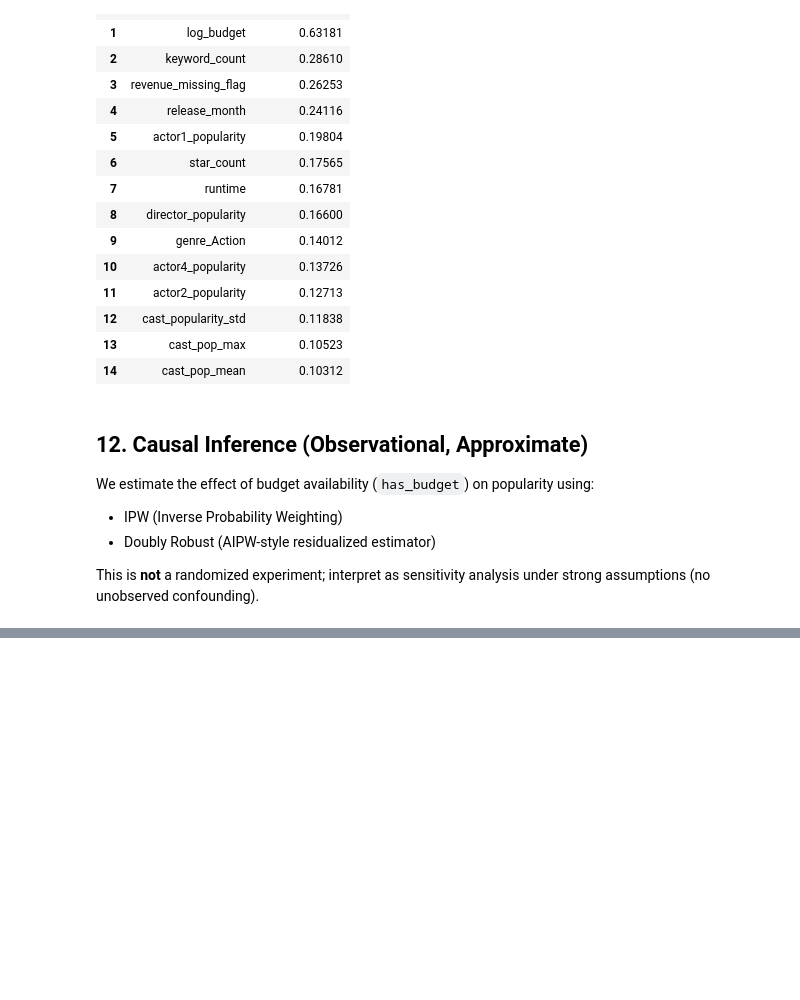
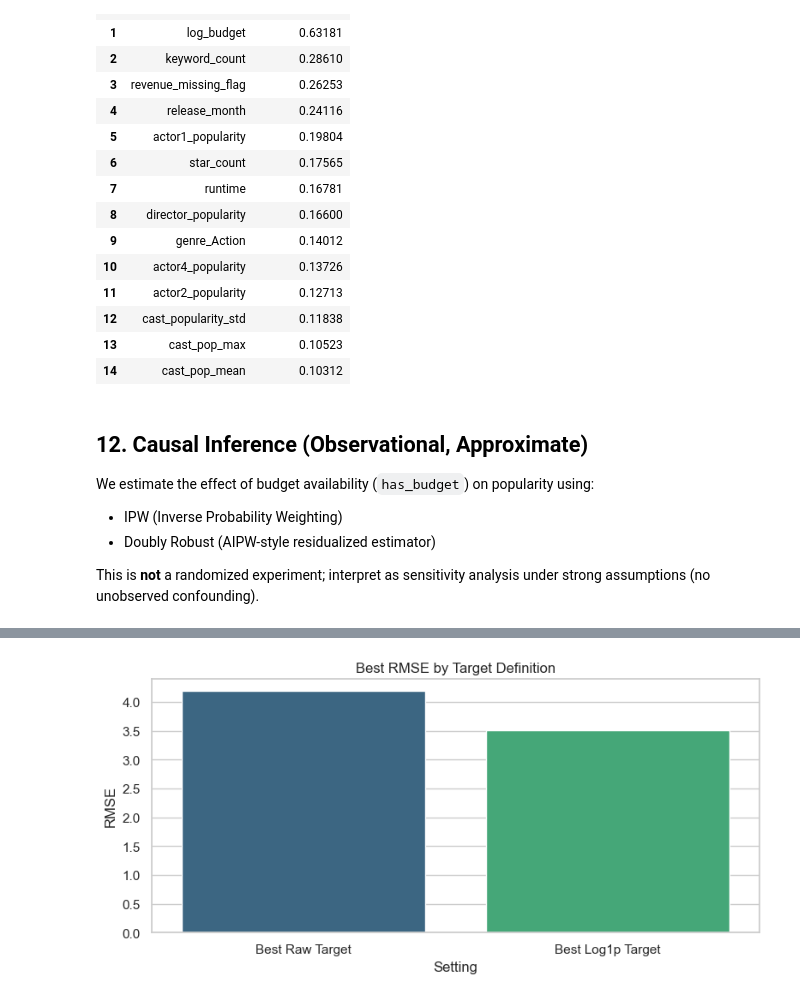
Before and after one commit to lauramanzanos23/INSY_674_FinalProject, a Jupyter notebook: models/PopularityModelComparison.ipynb, the cells around one changed output, grey strips where cells are left out. Drawn from its saved outputs; the diff is of its cells as text; code cells hidden in the pictures; blank space fills up the shorter version.

```diff
--- a/models/PopularityModelComparison.ipynb
+++ b/models/PopularityModelComparison.ipynb
@@ -835,0 +1067,82 @@ Passing `palette` without assigning `hue` is deprecated and will be removed in v
+# %%
+# Compare raw-target vs log1p-target for top models
+from sklearn.base import clone
+
+ABLATION_MODELS = [m for m in ['XGBoost', 'Extra Trees', 'Gradient Boosting', 'Hist Gradient Boosting'] if m in models]
+
+rows = []
+y_train_log = np.log1p(y_train)
+
+for model_name in ABLATION_MODELS:
+    base_pipe = models[model_name]
+
+    # Raw target fit
+    raw_pipe = clone(base_pipe)
+    raw_pipe.fit(X_train, y_train)
+    pred_raw = raw_pipe.predict(X_test)
+
+    # Log target fit, then back-transform
+    log_pipe = clone(base_pipe)
+    log_pipe.fit(X_train, y_train_log)
+    pred_log = np.expm1(log_pipe.predict(X_test))
+    pred_log = np.clip(pred_log, 0, None)
+
+    rows.append({
+        'Model': model_name,
+        'Target': 'raw popularity',
+        'RMSE': np.sqrt(mean_squared_error(y_test, pred_raw)),
+        'MAE': mean_absolute_error(y_test, pred_raw),
+        'R2': r2_score(y_test, pred_raw),
+        'P99_Pred': float(np.percentile(pred_raw, 99)),
+        'Max_Pred': float(np.max(pred_raw)),
+    })
+
+    rows.append({
+        'Model': model_name,
+        'Target': 'log1p(popularity)',
+        'RMSE': np.sqrt(mean_squared_error(y_test, pred_log)),
+        'MAE': mean_absolute_error(y_test, pred_log),
+        'R2': r2_score(y_test, pred_log),
+        'P99_Pred': float(np.percentile(pred_log, 99)),
+        'Max_Pred': float(np.max(pred_log)),
+    })
+
+ablation_df = pd.DataFrame(rows).sort_values(['Model', 'RMSE']).reset_index(drop=True)
+display(ablation_df.style.format({'RMSE':'{:.4f}','MAE':'{:.4f}','R2':'{:.4f}','P99_Pred':'{:.2f}','Max_Pred':'{:.2f}'}))
+
+# Improvement summary (log - raw), lower is better for RMSE/MAE
+summary_rows = []
+for m in ablation_df['Model'].unique():
+    raw_row = ablation_df[(ablation_df['Model']==m) & (ablation_df['Target']=='raw popularity')].iloc[0]
+    log_row = ablation_df[(ablation_df['Model']==m) & (ablation_df['Target']=='log1p(popularity)')].iloc[0]
+    summary_rows.append({
+        'Model': m,
+        'Delta_RMSE_log_minus_raw': log_row['RMSE'] - raw_row['RMSE'],
+        'Delta_MAE_log_minus_raw': log_row['MAE'] - raw_row['MAE'],
+        'Delta_R2_log_minus_raw': log_row['R2'] - raw_row['R2'],
+        'Delta_MaxPred_log_minus_raw': log_row['Max_Pred'] - raw_row['Max_Pred'],
+    })
+
+summary_df = pd.DataFrame(summary_rows).sort_values('Delta_RMSE_log_minus_raw')
+print('Ablation deltas (log target minus raw target):')
+display(summary_df.style.format({
+    'Delta_RMSE_log_minus_raw':'{:+.4f}',
+    'Delta_MAE_log_minus_raw':'{:+.4f}',
+    'Delta_R2_log_minus_raw':'{:+.4f}',
+    'Delta_MaxPred_log_minus_raw':'{:+.2f}',
+}))
+
+# Simple visual for best model in each target setting
+best_raw = ablation_df[ablation_df['Target']=='raw popularity'].sort_values('RMSE').iloc[0]
+best_log = ablation_df[ablation_df['Target']=='log1p(popularity)'].sort_values('RMSE').iloc[0]
+
+plt.figure(figsize=(8,4))
+plot_df = pd.DataFrame({
+    'Setting': ['Best Raw Target', 'Best Log1p Target'],
+    'RMSE': [best_raw['RMSE'], best_log['RMSE']]
+})
+sns.barplot(data=plot_df, x='Setting', y='RMSE', palette='viridis')
+plt.title('Best RMSE by Target Definition')
+plt.tight_layout()
+plt.show()
+# %% [output]
@@ -835,0 +1167 @@ Passing `palette` without assigning `hue` is deprecated and will be removed in v
+[figure, added]
```
Also changed, not shown: parts of 12 cells of this notebook, 14 other files.
